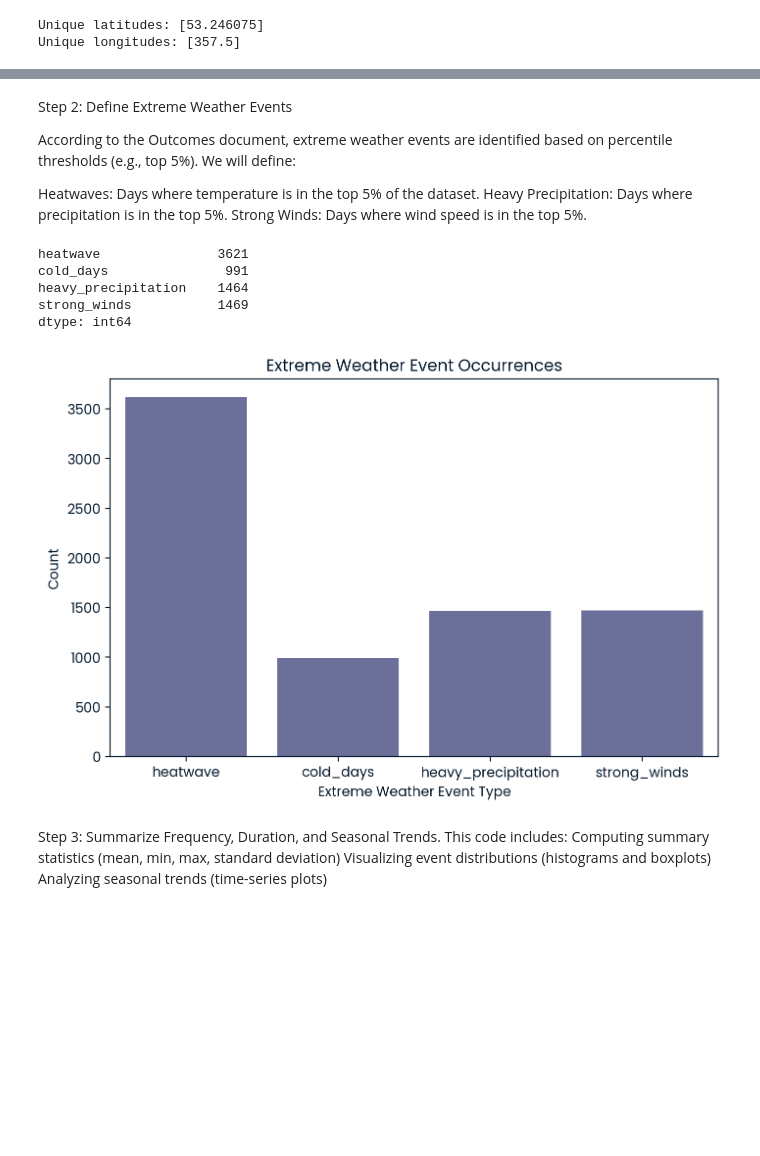
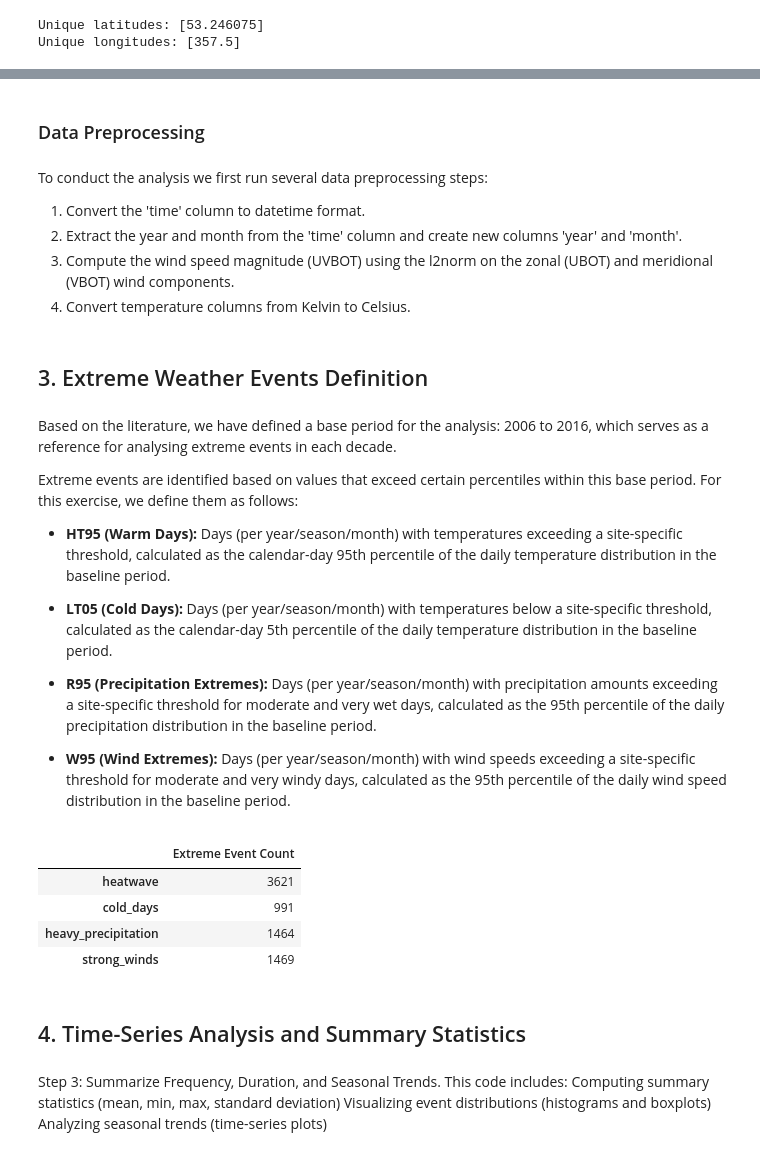
Before and after one commit to esteban-russi/Earth-Env-DS-MSc-Course, a Jupyter notebook: EnvCode_final.ipynb, the cells around one changed output, grey strips where cells are left out. Drawn from its saved outputs; the diff is of its cells as text; code cells hidden in the pictures; blank space fills up the shorter version.

```diff
--- a/EnvCode_final.ipynb
+++ b/EnvCode_final.ipynb
@@ -72,0 +84,9 @@ Unique longitudes: [357.5]
+# %% [markdown]
+### Data Preprocessing
+# %% [markdown]
+To conduct the analysis we first run several data preprocessing steps:
+
+1. Convert the 'time' column to datetime format.
+2. Extract the year and month from the 'time' column and create new columns 'year' and 'month'.
+3. Compute the wind speed magnitude (UVBOT) using the l2norm on the zonal (UBOT) and meridional (VBOT) wind components.
+4. Convert temperature columns from Kelvin to Celsius.
@@ -73,11 +107,17 @@ Unique longitudes: [357.5]
+# %% [markdown]
+## 3. Extreme Weather Events Definition
 # %% [markdown]
-Step 2: Define Extreme Weather Events
+Based on the literature, we have defined a base period for the analysis: 2006 to 2016, which serves as a reference for analysing extreme events in each decade.
 
-According to the Outcomes document, extreme weather events are identified based on percentile thresholds (e.g., top 5%). We will define:
+Extreme events are identified based on values that exceed certain percentiles within this base period. For this exercise, we define them as follows:
 
-Heatwaves: Days where temperature is in the top 5% of the dataset.
-Heavy Precipitation: Days where precipitation is in the top 5%.
-Strong Winds: Days where wind speed is in the top 5%.
+- **HT95 (Warm Days):** Days (per year/season/month) with temperatures exceeding a site-specific threshold, calculated as the calendar-day 95th percentile of the daily temperature distribution in the baseline period.
+
+- **LT05 (Cold Days):** Days (per year/season/month) with temperatures below a site-specific threshold, calculated as the calendar-day 5th percentile of the daily temperature distribution in the baseline period.
+
+- **R95 (Precipitation Extremes):** Days (per year/season/month) with precipitation amounts exceeding a site-specific threshold for moderate and very wet days, calculated as the 95th percentile of the daily precipitation distribution in the baseline period.
+
+- **W95 (Wind Extremes):** Days (per year/season/month) with wind speeds exceeding a site-specific threshold for moderate and very windy days, calculated as the 95th percentile of the daily wind speed distribution in the baseline period.
 # %%
 # Create a reference period from 2006 to 2016
 reference_period = df[(df["year"] >= 2006) & (df["year"] <= 2016)]
@@ -87,49 +127,42 @@ HT95 = 0.95 # High temperature days
 LT05 = 0.05 # Low temperature days
 R95 = 0.95 # Very wet days
 W95 = 0.95 # Very windy days
 
 # Define 95th percentile thresholds for extreme events based on the reference period
 indices = {
     "heatwave": reference_period["TREFMXAV_U"].quantile(HT95),
     "cold_days": reference_period["TREFHT"].quantile(LT05),
     "heavy_precipitation": reference_period["PRECT"].quantile(R95),
     "strong_winds": reference_period["UVBOT"].quantile(W95)
 }
 
 # Create boolean columns for extreme events
 df["heatwave"] = df["TREFMXAV_U"] > indices["heatwave"]
 df["cold_days"] = df["TREFHT"] < indices["cold_days"]
 df["heavy_precipitation"] = df["PRECT"] > indices["heavy_precipitation"]
 df["strong_winds"] = df["UVBOT"] > indices["strong_winds"]
 
 # Create a column to store the label of the extreme weather event
 df["extreme_event_label"] = np.nan
 df.loc[df["heatwave"], "extreme_event_label"] = "heatwave"
 df.loc[df["cold_days"], "extreme_event_label"] = "cold_days"
 df.loc[df["heavy_precipitation"], "extreme_event_label"] = "heavy_precipitation"
 df.loc[df["strong_winds"], "extreme_event_label"] = "strong_winds"
 
 # Count occurrences of extreme events
 event_counts = df[["heatwave", "cold_days", "heavy_precipitation", "strong_winds"]].sum()
-print(event_counts)
 
 # Convert event counts to a DataFrame for better display
-event_counts_df = event_counts.to_frame(name="Extreme Event Counts")
-
-# Plot the event counts as a bar chart
-plt.figure(figsize=(8, 5))
-sns.barplot(x=event_counts.index, y=event_counts.values)
-plt.xlabel("Extreme Weather Event Type")
-plt.ylabel("Count")
-plt.title("Extreme Weather Event Occurrences")
-plt.show()
+event_counts_df = event_counts.to_frame(name="Extreme Event Count")
+event_counts_df
 # %% [output]
-heatwave               3621
-cold_days               991
-heavy_precipitation    1464
-strong_winds           1469
-dtype: int64
-[figure, removed]
+|  | Extreme Event Count |
+| heatwave | 3621 |
+| cold_days | 991 |
+| heavy_precipitation | 1464 |
+| strong_winds | 1469 |
+# %% [markdown]
+## 4. Time-Series Analysis and Summary Statistics
 # %% [markdown]
  Step 3: Summarize Frequency, Duration, and Seasonal Trends. This code includes:
 Computing summary statistics (mean, min, max, standard deviation)
```
Also changed, not shown: parts of 37 cells of this notebook.
